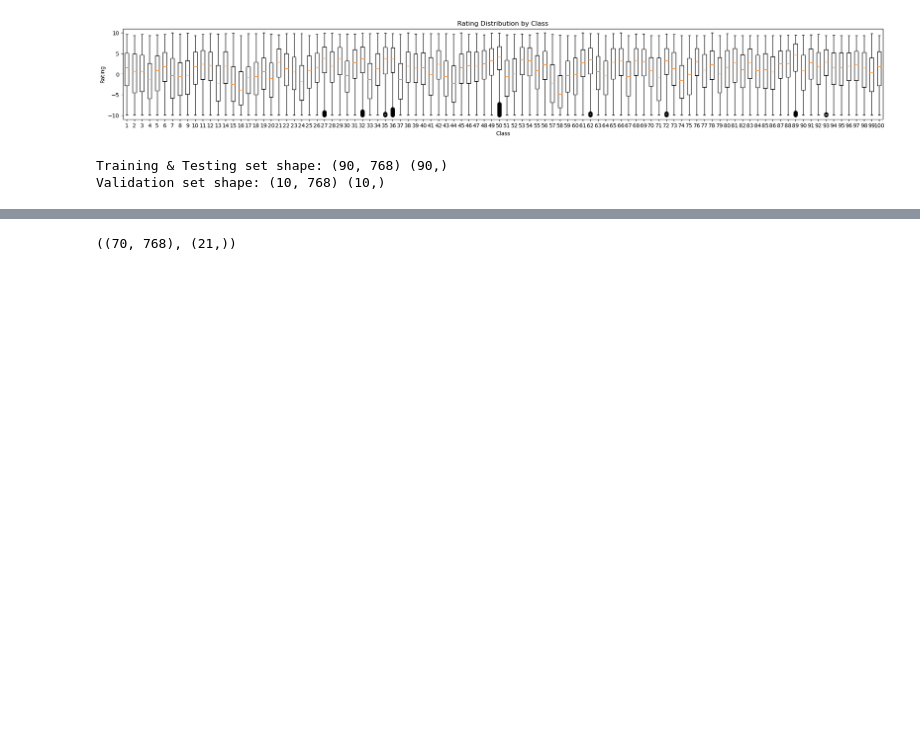
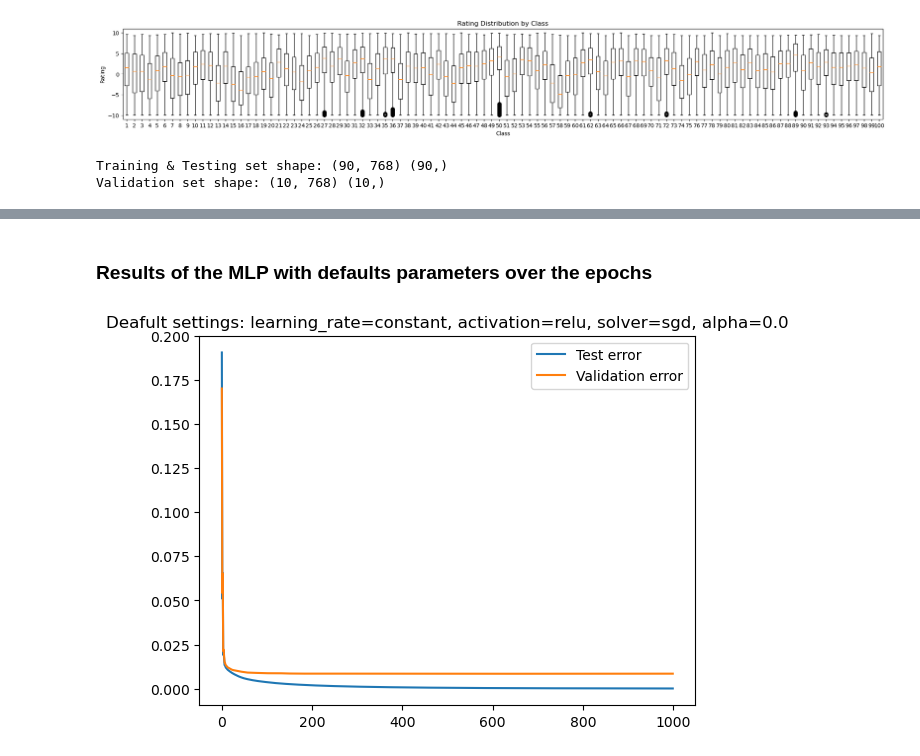
Before and after one commit to Jakub-Ner/Sztuczna-inteligencja, a Jupyter notebook: ZAD5 NN/main.ipynb, the cells around one changed output, grey strips where cells are left out. Cells and saved outputs as stored; diff of their text form; code cells hidden in the pictures; blank space fills up the shorter version.

Commit message:
model evaluation

```diff
--- a/ZAD5 NN/main.ipynb
+++ b/ZAD5 NN/main.ipynb
@@ -51,5 +51,6 @@ ratings[ratings == 99] = np.nan
 
 ratings_means = np.nanmean(ratings, axis=0)
 ratings_means.max(), ratings_means.min()
+ratings_means = (ratings_means + 10) / 20 # normalize to [0, 1]
 # %% [output]
 3205740 null values
@@ -86,7 +83,5 @@ EPOCHS = 1
 # %%
-
 from sklearn.neural_network import MLPRegressor
-
 from sklearn.model_selection import train_test_split
 
 # train & test 0.9, validation 0.1
@@ -94,14 +89,6 @@ X, X_validation, y, y_validation = train_test_split(jokes_embeddings, ratings_me
 
 print("Training & Testing set shape:", X.shape, y.shape)
 print("Validation set shape:", X_validation.shape, y_validation.shape)
-
-model = MLPRegressor(
-    hidden_layer_sizes=(100, 786),
-    learning_rate=LEARNING_RATE,
-    activation=ACTIVATION,
-    solver=SOLVER,
-    alpha=ALPHA,
-)
 # %% [output]
 Training & Testing set shape: (90, 768) (90,)
 Validation set shape: (10, 768) (10,)
@@ -137,4 +140,16 @@ Epoch: 0, Test error: 1.9647350542506885, Validation error: 1.6342885585892084
-# %%
-x_train.shape, y_train.shape
-# %% [output]
-((70, 768), (21,))
+# %%
+default_settings = {
+  'learning_rate': 'constant',
+  'activation': 'relu',
+  'solver': 'sgd',
+  'alpha': 0.0
+}
+# %% [markdown]
+### Results of the MLP with defaults parameters over the epochs
+# %%
+evaluate_model(
+  MLPRegressor(**default_settings),
+  title='Deafult settings: learning_rate=constant, activation=relu, solver=sgd, alpha=0.0'
+)
+# %% [output]
+[figure, added]
```
Also changed, not shown: parts of 7 cells of this notebook, 1 other file.
